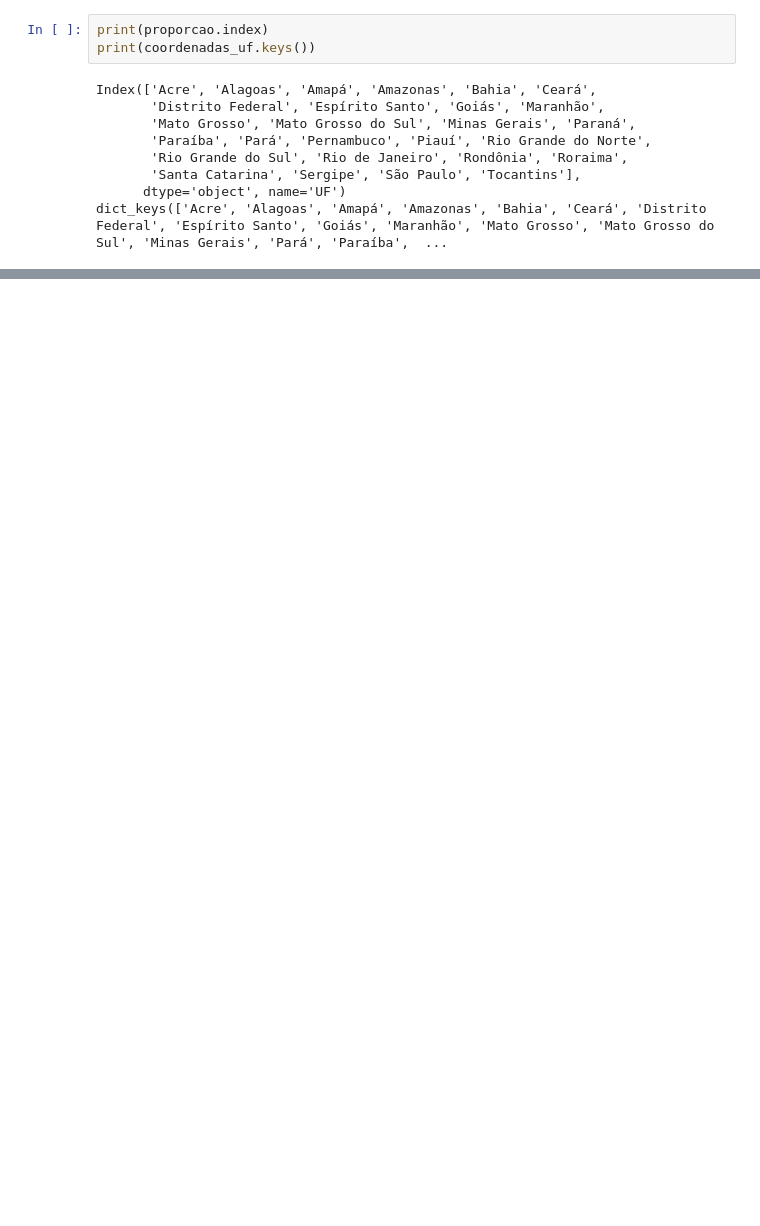
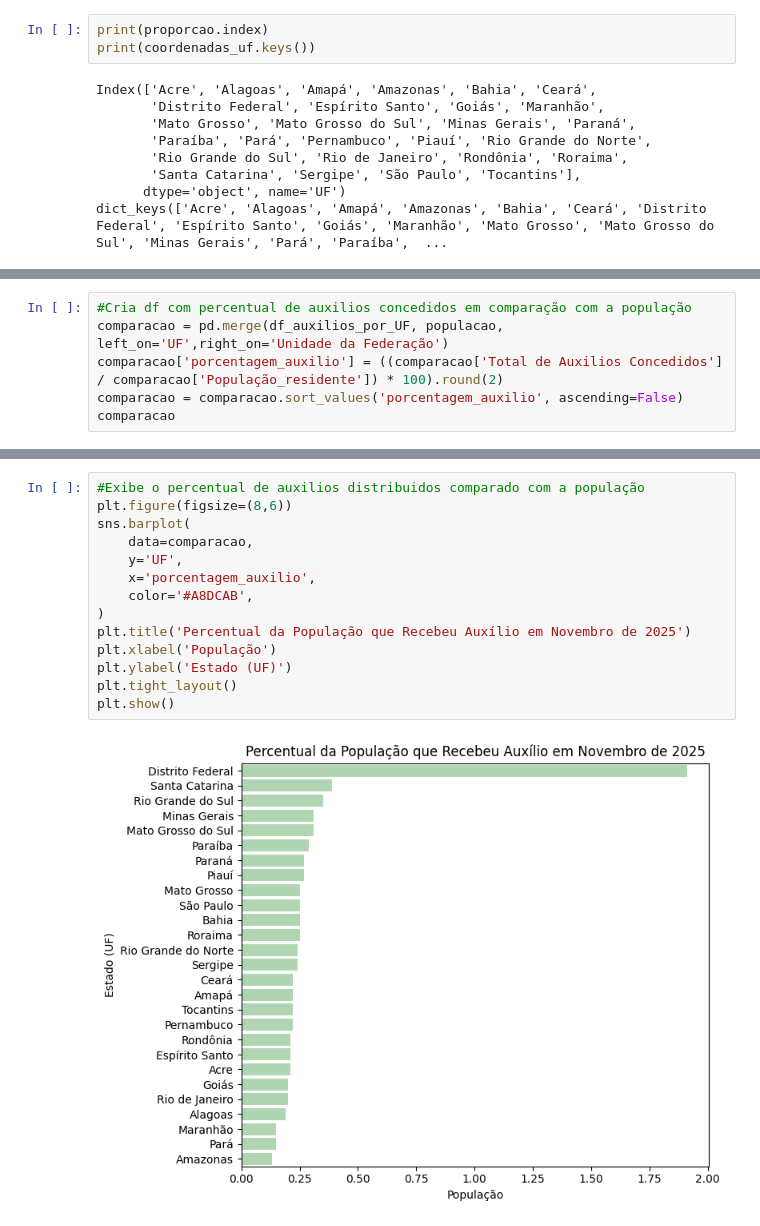
Before and after one commit to Estressei/ProjetoTrilhaDados, a Jupyter notebook: main.ipynb, the cells around one changed output, grey strips where cells are left out. Saved outputs shown, nothing was run; the diff lists cells and outputs as text; blank space fills up the shorter version.

```diff
--- a/main.ipynb
+++ b/main.ipynb
@@ -317,0 +359,6 @@ dict_keys(['Acre', 'Alagoas', 'Amapá', 'Amazonas', 'Bahia', 'Ceará', 'Distrito
+# %%
+#Cria df com percentual de auxilios concedidos em comparação com a população
+comparacao = pd.merge(df_auxilios_por_UF, populacao, left_on='UF',right_on='Unidade da Federação')
+comparacao['porcentagem_auxilio'] = ((comparacao['Total de Auxilios Concedidos'] / comparacao['População_residente']) * 100).round(2)
+comparacao = comparacao.sort_values('porcentagem_auxilio', ascending=False)
+comparacao
@@ -317,0 +383,16 @@ dict_keys(['Acre', 'Alagoas', 'Amapá', 'Amazonas', 'Bahia', 'Ceará', 'Distrito
+# %%
+#Exibe o percentual de auxilios distribuidos comparado com a população
+plt.figure(figsize=(8,6))
+sns.barplot(
+    data=comparacao,
+    y='UF',
+    x='porcentagem_auxilio',
+    color='#A8DCAB',
+)
+plt.title('Percentual da População que Recebeu Auxílio em Novembro de 2025')
+plt.xlabel('População')
+plt.ylabel('Estado (UF)')
+plt.tight_layout()
+plt.show()
+# %% [output]
+[figure, added]
```
Also changed, not shown: parts of 14 cells of this notebook, 1 other file.
